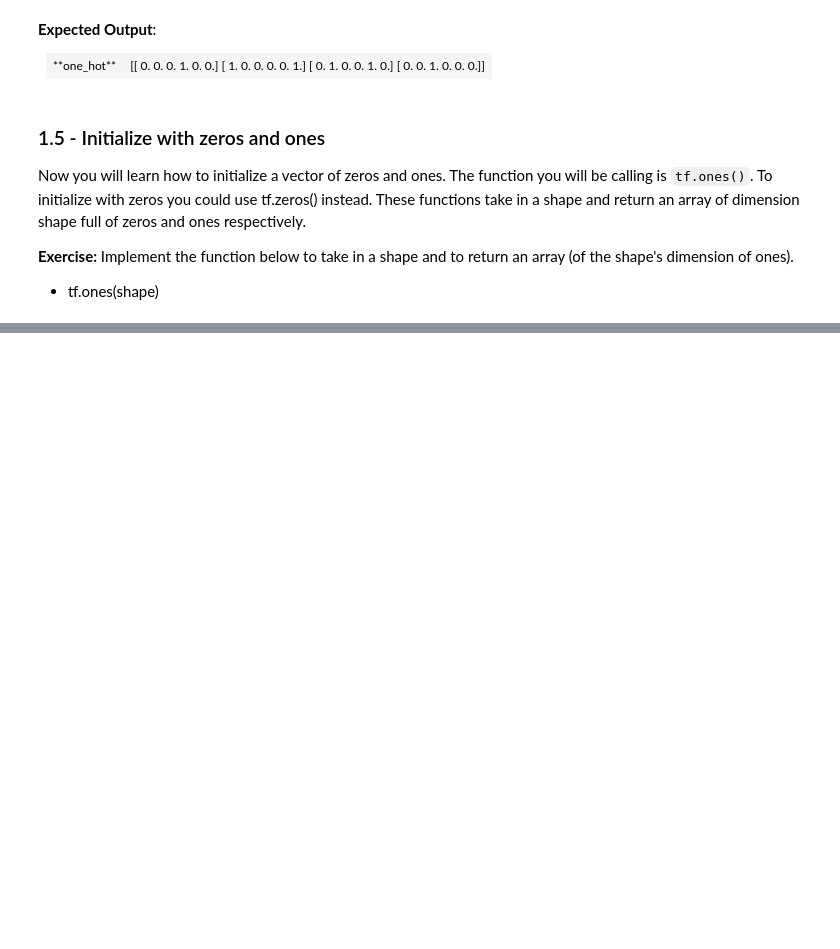
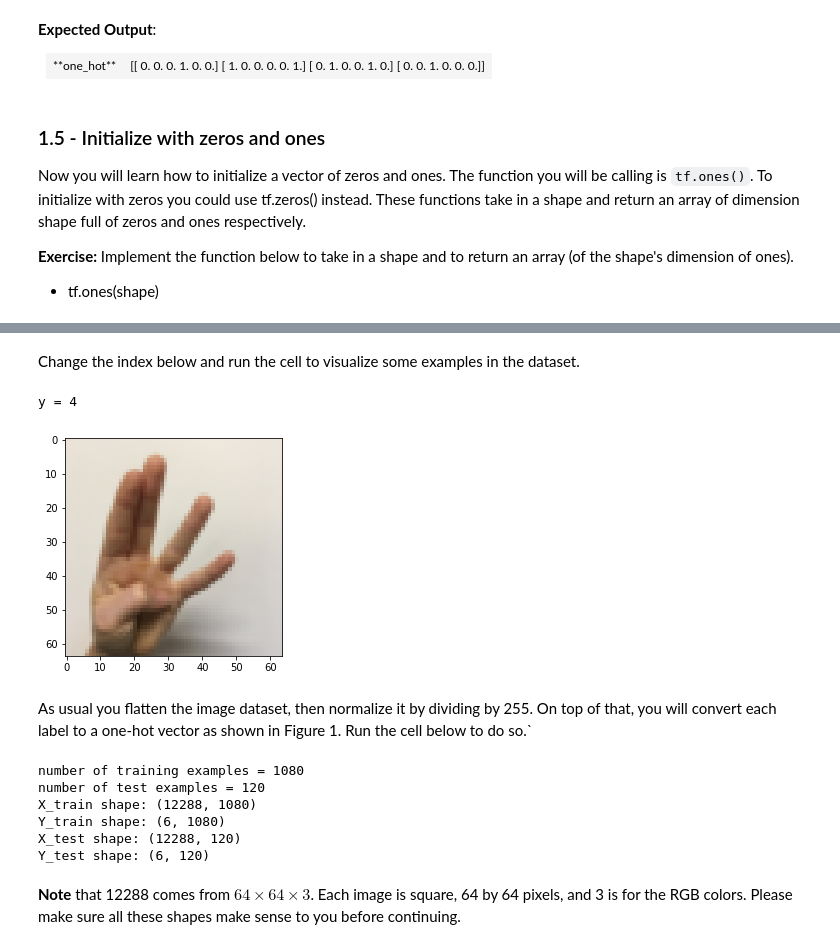
Before and after one commit to chinmaydas96/Deep-Learning-Specialization, a Jupyter notebook: 2.Improving Deep Neural Networks/week-3/Assignments/Tensorflow Tutorial.ipynb, the cells around one changed output, grey strips where cells are left out. Drawn from its saved outputs; the diff is of its cells as text; code cells hidden in the pictures; blank space fills up the shorter version.

```diff
--- a/2.Improving Deep Neural Networks/week-3/Assignments/Tensorflow Tutorial.ipynb
+++ b/2.Improving Deep Neural Networks/week-3/Assignments/Tensorflow Tutorial.ipynb
@@ -441,0 +484,41 @@ def ones(shape):
+# %%
+# Loading the dataset
+X_train_orig, Y_train_orig, X_test_orig, Y_test_orig, classes = load_dataset()
+# %% [markdown]
+Change the index below and run the cell to visualize some examples in the dataset.
+# %%
+# Example of a picture
+index = 9
+plt.imshow(X_train_orig[index])
+print ("y = " + str(np.squeeze(Y_train_orig[:, index])))
+# %% [output]
+y = 4
+[figure, added]
+# %% [markdown]
+As usual you flatten the image dataset, then normalize it by dividing by 255. On top of that, you will convert each label to a one-hot vector as shown in Figure 1. Run the cell below to do so.`
+# %%
+# Flatten the training and test images
+X_train_flatten = X_train_orig.reshape(X_train_orig.shape[0], -1).T
+X_test_flatten = X_test_orig.reshape(X_test_orig.shape[0], -1).T
+# Normalize image vectors
+X_train = X_train_flatten/255.
+X_test = X_test_flatten/255.
+# Convert training and test labels to one hot matrices
+Y_train = convert_to_one_hot(Y_train_orig, 6)
+Y_test = convert_to_one_hot(Y_test_orig, 6)
+
+print ("number of training examples = " + str(X_train.shape[1]))
+print ("number of test examples = " + str(X_test.shape[1]))
+print ("X_train shape: " + str(X_train.shape))
+print ("Y_train shape: " + str(Y_train.shape))
+print ("X_test shape: " + str(X_test.shape))
+print ("Y_test shape: " + str(Y_test.shape))
+# %% [output]
+number of training examples = 1080
+number of test examples = 120
+X_train shape: (12288, 1080)
+Y_train shape: (6, 1080)
+X_test shape: (12288, 120)
+Y_test shape: (6, 120)
+# %% [markdown]
+**Note** that 12288 comes from $64 \times 64 \times 3$. Each image is square, 64 by 64 pixels, and 3 is for the RGB colors. Please make sure all these shapes make sense to you before continuing.
```
Also changed, not shown: parts of 13 cells of this notebook.
